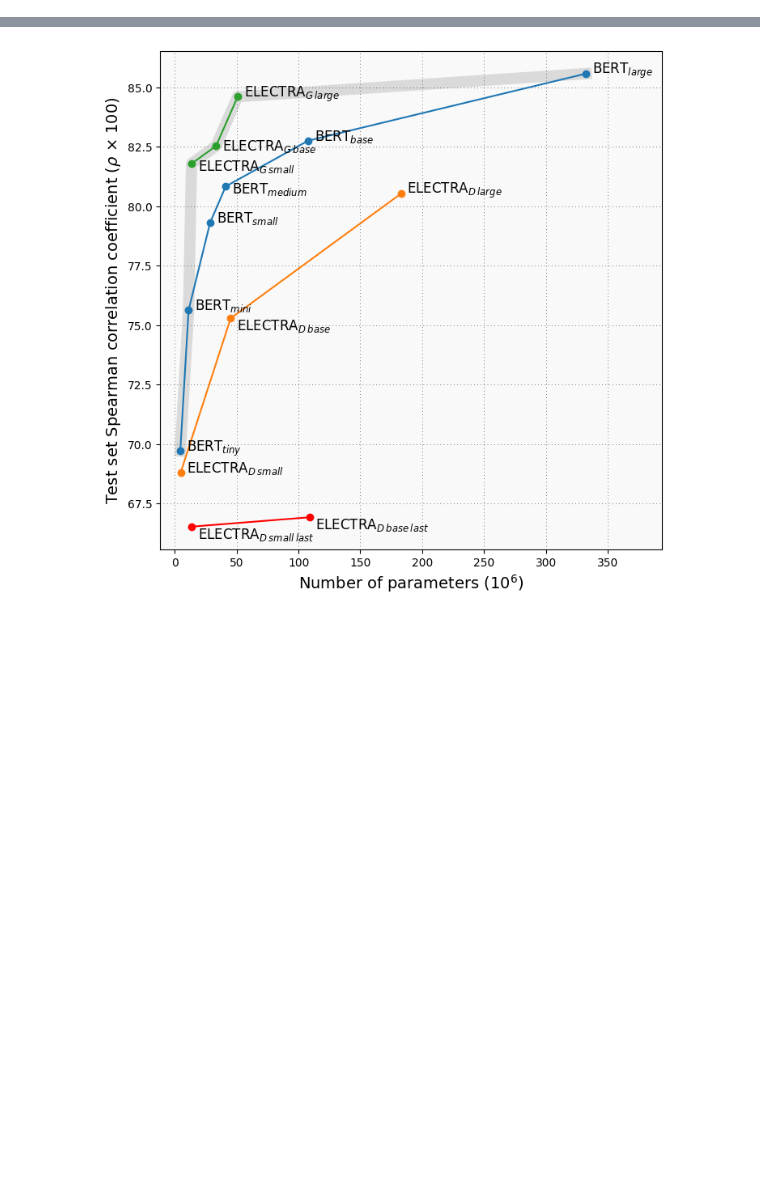
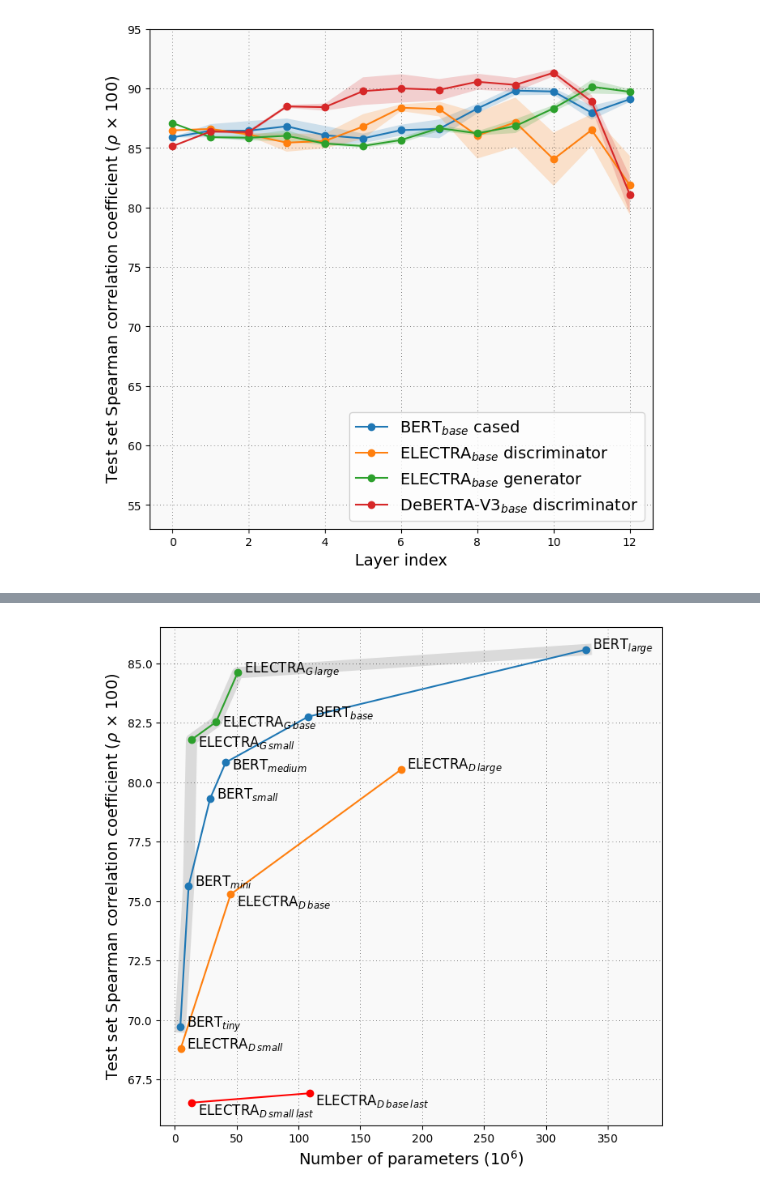
Before and after one commit to ir2718/similarity-embedding-quality, a Jupyter notebook: notebooks/plots.ipynb, the cells around one changed output, grey strips where cells are left out. Cells and saved outputs as stored; diff of their text form; code cells hidden in the pictures; blank space fills up the shorter version.

```diff
--- a/notebooks/plots.ipynb
+++ b/notebooks/plots.ipynb
@@ -127,0 +133,30 @@ for i in range(len(names)):
+# %%
+models_default = [
+    ("bert-base-cased", ["mean"], 13,
+         [
+            ("test_results_mrpc_mrpc", "BERT$_{base}$ cased"),
+         ]
+    ),
+    ("google-electra-base-discriminator", ["mean"], 13,
+         [
+            ("test_results_mrpc_mrpc", "ELECTRA$_{base}$ discriminator"),
+         ]
+    ),
+    ("google-electra-base-generator", ["mean"], 13,
+         [
+            ("test_results_mrpc_mrpc", "ELECTRA$_{base}$ generator"),
+         ]
+    ),
+    ("microsoft-deberta-v3-base", ["mean"], 13,
+         [
+            ("test_results_mrpc_mrpc", "DeBERTA-V3$_{base}$ discriminator"),
+         ]
+    )
+]
+
+models = [
+    models_default
+]
+colors=[
+    [None, None, None, None]  for i in range(3)
+]
@@ -127,0 +212,8 @@ for i in range(len(names)):
+# %%
+for i in range(len(names)):
+    fig, axs = plt.subplots(1, 1, figsize=(8, 8))
+    for m, c, ax in zip([models[i]], [colors[i]], [axs]):
+        add_to_plot_mrpc(m, c, ax, i)
+    plt.savefig(names[i], format="pdf", bbox_inches="tight", dpi=300)
+# %% [output]
+[figure, added]
```
Also changed, not shown: parts of 11 cells of this notebook.
